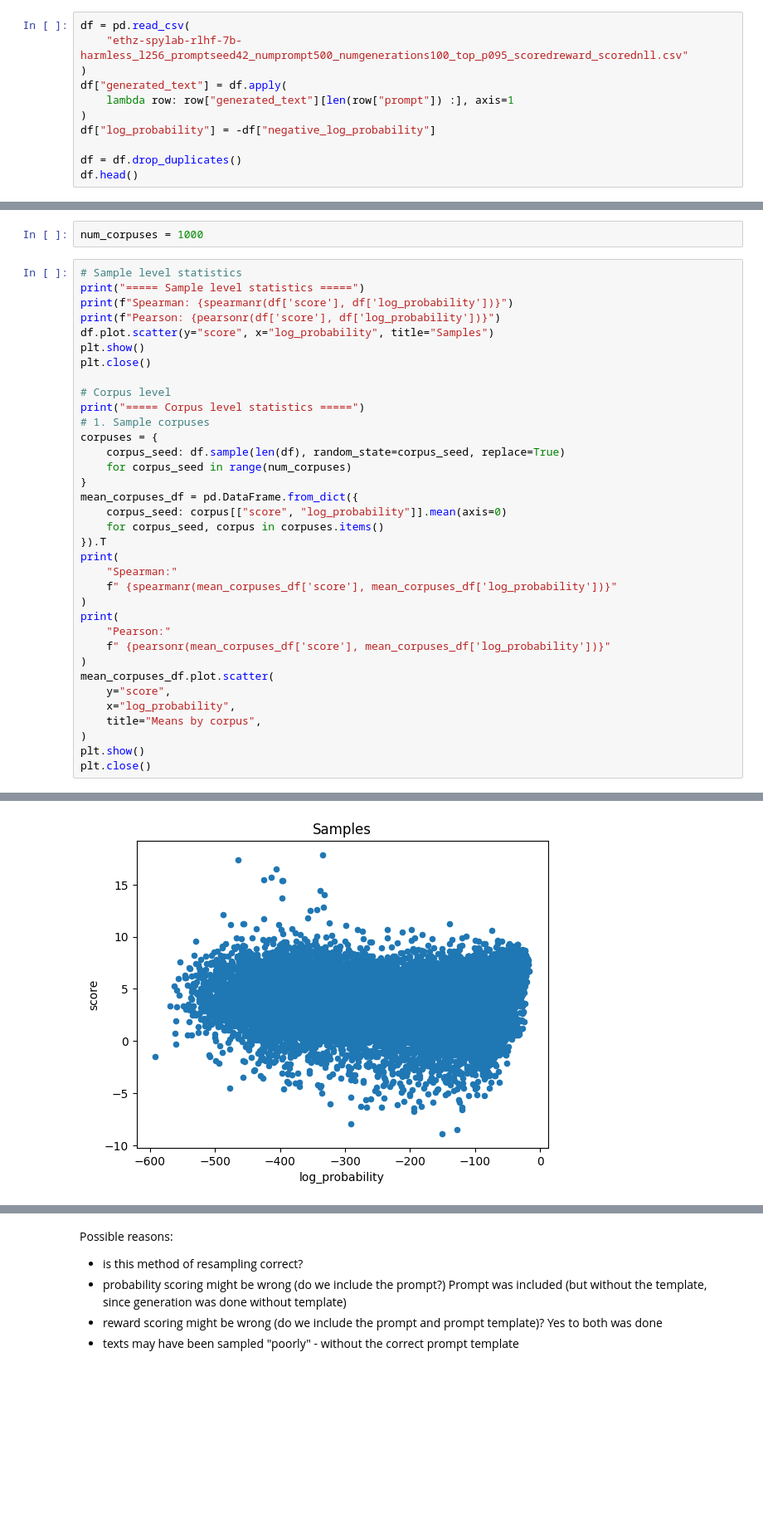
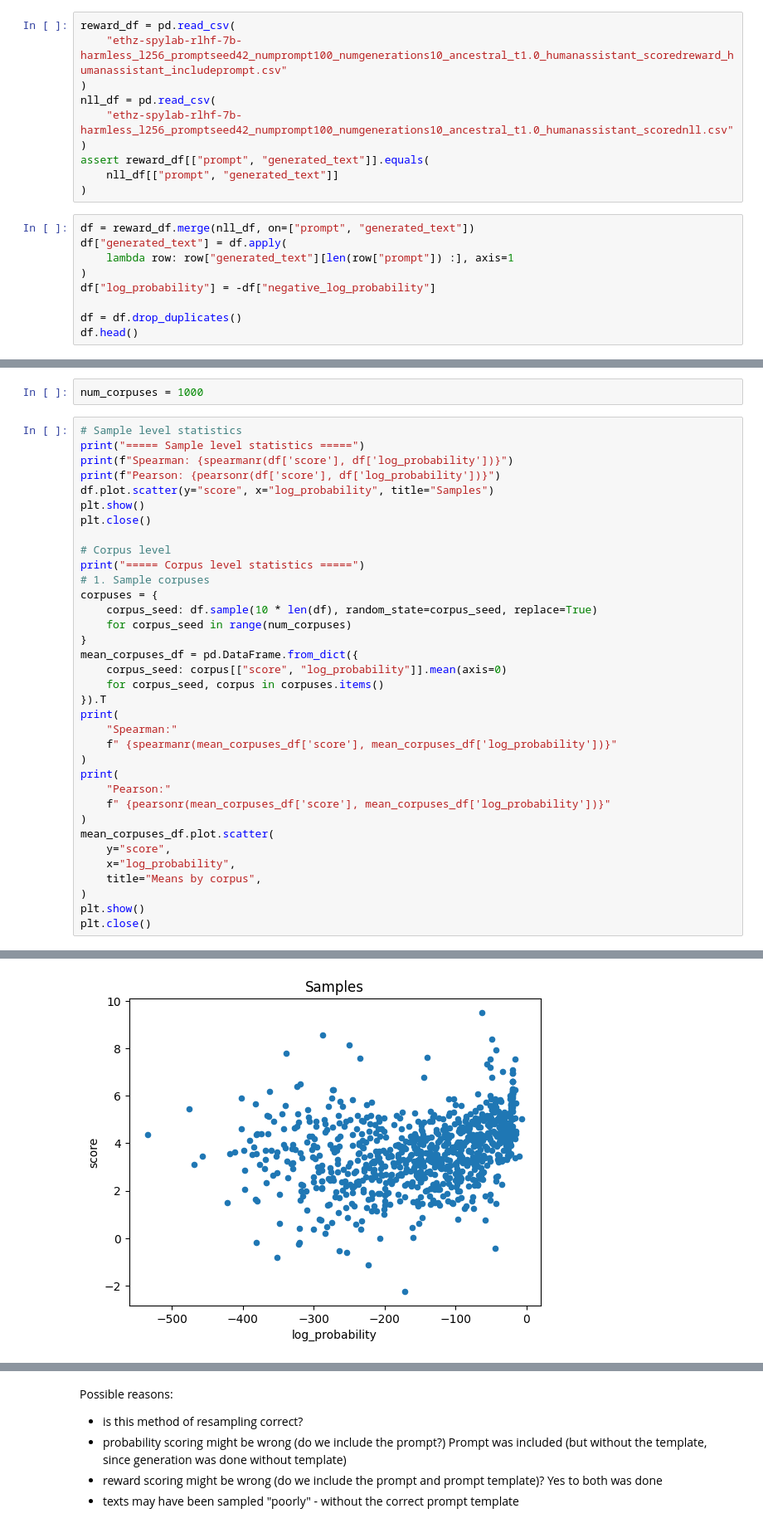
Before and after one commit to tanyjnaaman/probability-quality-paradox, a Jupyter notebook: src/experiments/language_model_experiments/analysis.ipynb, the cells around one changed output, grey strips where cells are left out. Shown at 83% size. Cells and saved outputs as stored; diff of their text form; blank space fills up the shorter version.

```diff
--- a/src/experiments/language_model_experiments/analysis.ipynb
+++ b/src/experiments/language_model_experiments/analysis.ipynb
@@ -7,10 +7,18 @@ from scipy.stats import pearsonr, spearmanr
 
 pd.set_option("display.width", 80)
 pd.set_option("display.max_colwidth", None)
+# %%
+reward_df = pd.read_csv(
+    "ethz-spylab-rlhf-7b-harmless_l256_promptseed42_numprompt100_numgenerations10_ancestral_t1.0_humanassistant_scoredreward_humanassistant_includeprompt.csv"
+)
+nll_df = pd.read_csv(
+    "ethz-spylab-rlhf-7b-harmless_l256_promptseed42_numprompt100_numgenerations10_ancestral_t1.0_humanassistant_scorednll.csv"
+)
+assert reward_df[["prompt", "generated_text"]].equals(
+    nll_df[["prompt", "generated_text"]]
+)
 # %%
-df = pd.read_csv(
-    "ethz-spylab-rlhf-7b-harmless_l256_promptseed42_numprompt500_numgenerations100_top_p095_scoredreward_scorednll.csv"
-)
+df = reward_df.merge(nll_df, on=["prompt", "generated_text"])
 df["generated_text"] = df.apply(
     lambda row: row["generated_text"][len(row["prompt"]) :], axis=1
 )
@@ -52,7 +60,7 @@ plt.close()
 print("===== Corpus level statistics =====")
 # 1. Sample corpuses
 corpuses = {
-    corpus_seed: df.sample(len(df), random_state=corpus_seed, replace=True)
+    corpus_seed: df.sample(10 * len(df), random_state=corpus_seed, replace=True)
     for corpus_seed in range(num_corpuses)
 }
 mean_corpuses_df = pd.DataFrame.from_dict({
@@ -81,2 +89,2 @@ Pearson: PearsonRResult(statistic=0.06536633400555149, pvalue=3.1548002596907824
-[figure, old version]
+[figure, new version]
 ===== Corpus level statistics =====
```
Also changed, not shown: parts of 3 cells of this notebook, 4 other files.
